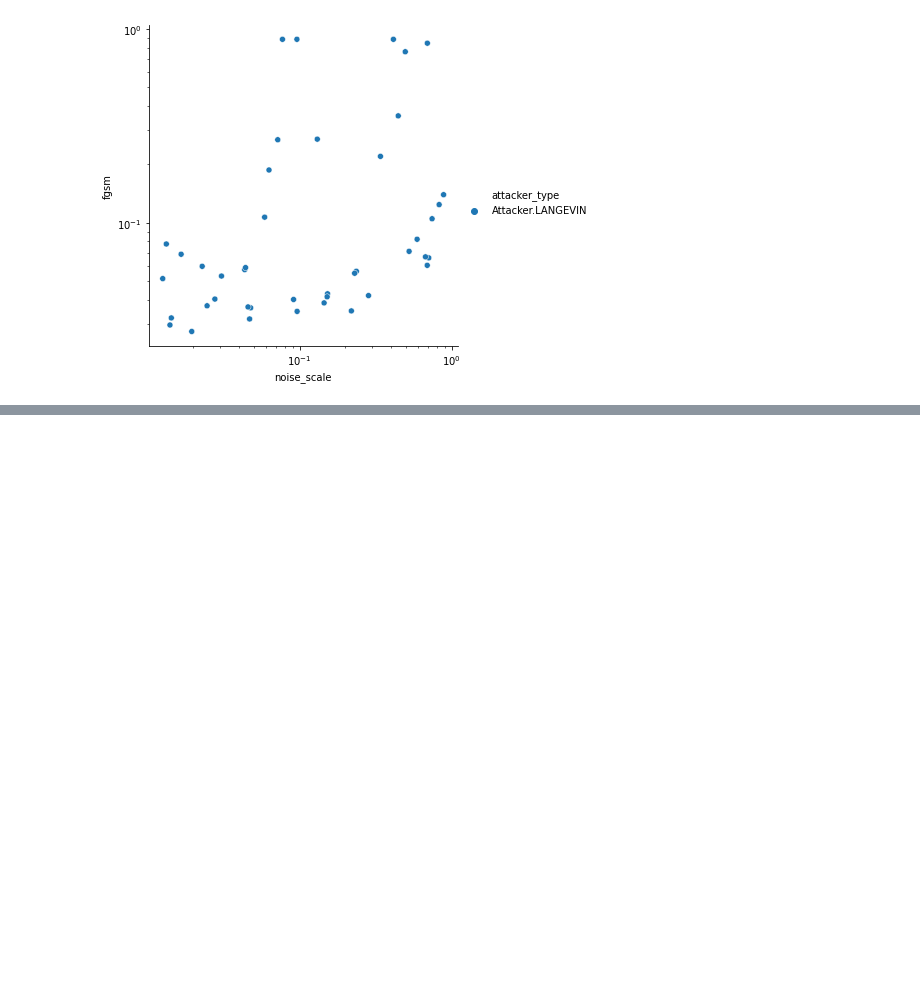
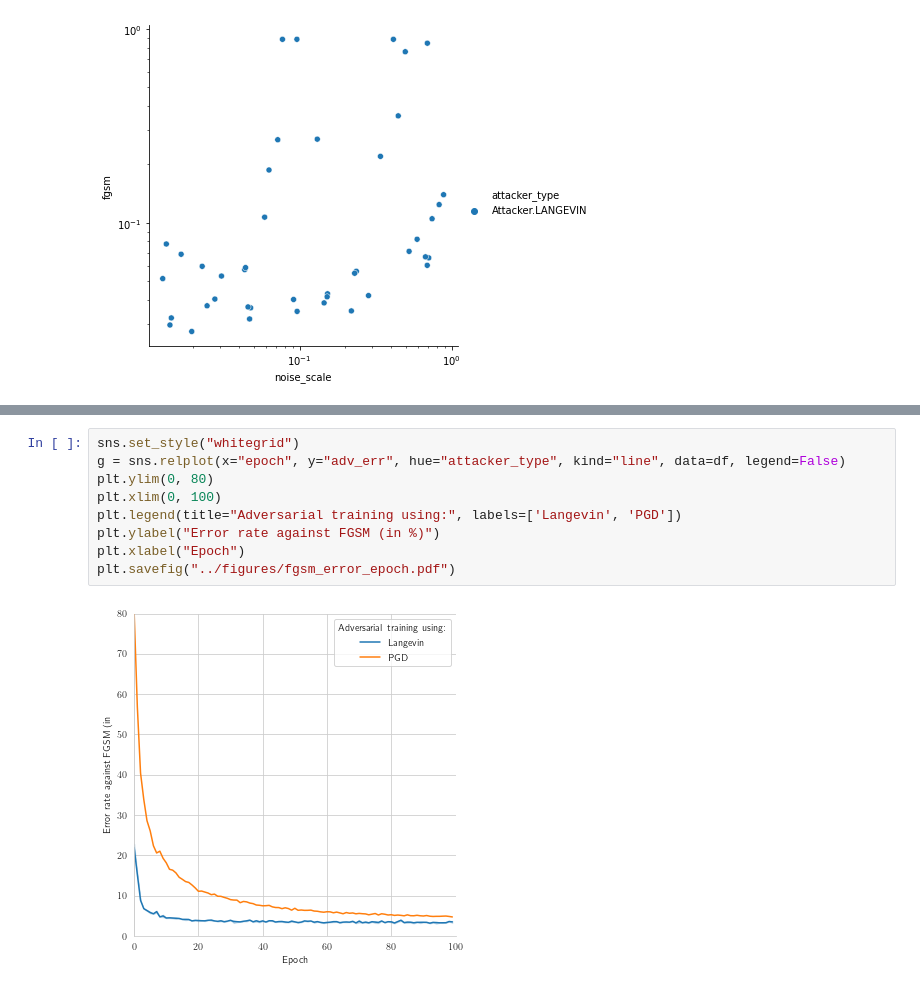
Before and after one commit to busycalibrating/Adversarial-Training, a Jupyter notebook: notebooks/Results.ipynb, the cells around one changed output, grey strips where cells are left out. Cells and saved outputs as stored; diff of their text form; blank space fills up the shorter version.

```diff
--- a/notebooks/Results.ipynb
+++ b/notebooks/Results.ipynb
@@ -62,0 +105,11 @@ plt.yscale("log")
+# %%
+sns.set_style("whitegrid")
+g = sns.relplot(x="epoch", y="adv_err", hue="attacker_type", kind="line", data=df, legend=False)
+plt.ylim(0, 80)
+plt.xlim(0, 100)
+plt.legend(title="Adversarial training using:", labels=['Langevin', 'PGD'])
+plt.ylabel("Error rate against FGSM (in %)")
+plt.xlabel("Epoch")
+plt.savefig("../figures/fgsm_error_epoch.pdf")
+# %% [output]
+[figure, added]
```
Also changed, not shown: parts of 8 cells of this notebook.
